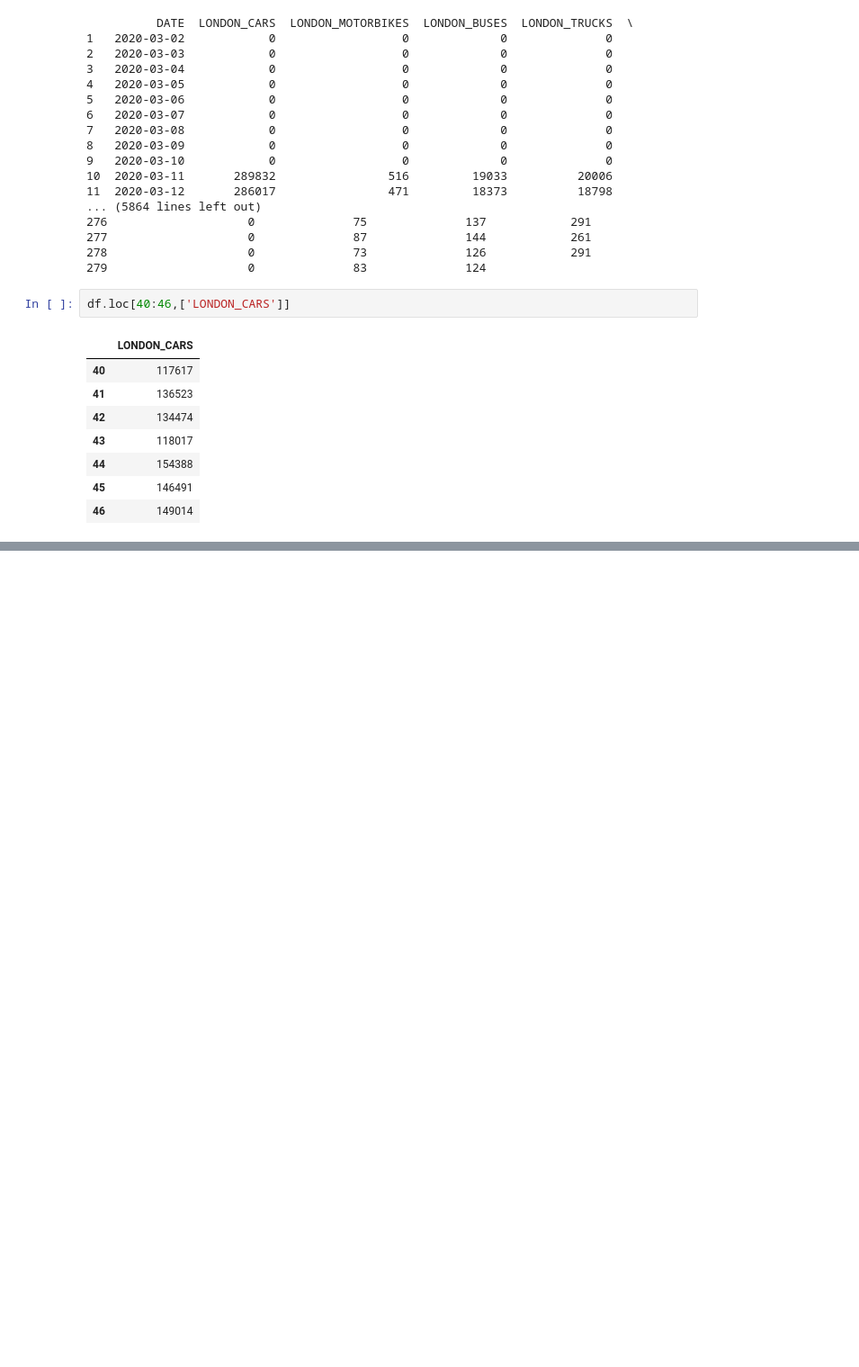
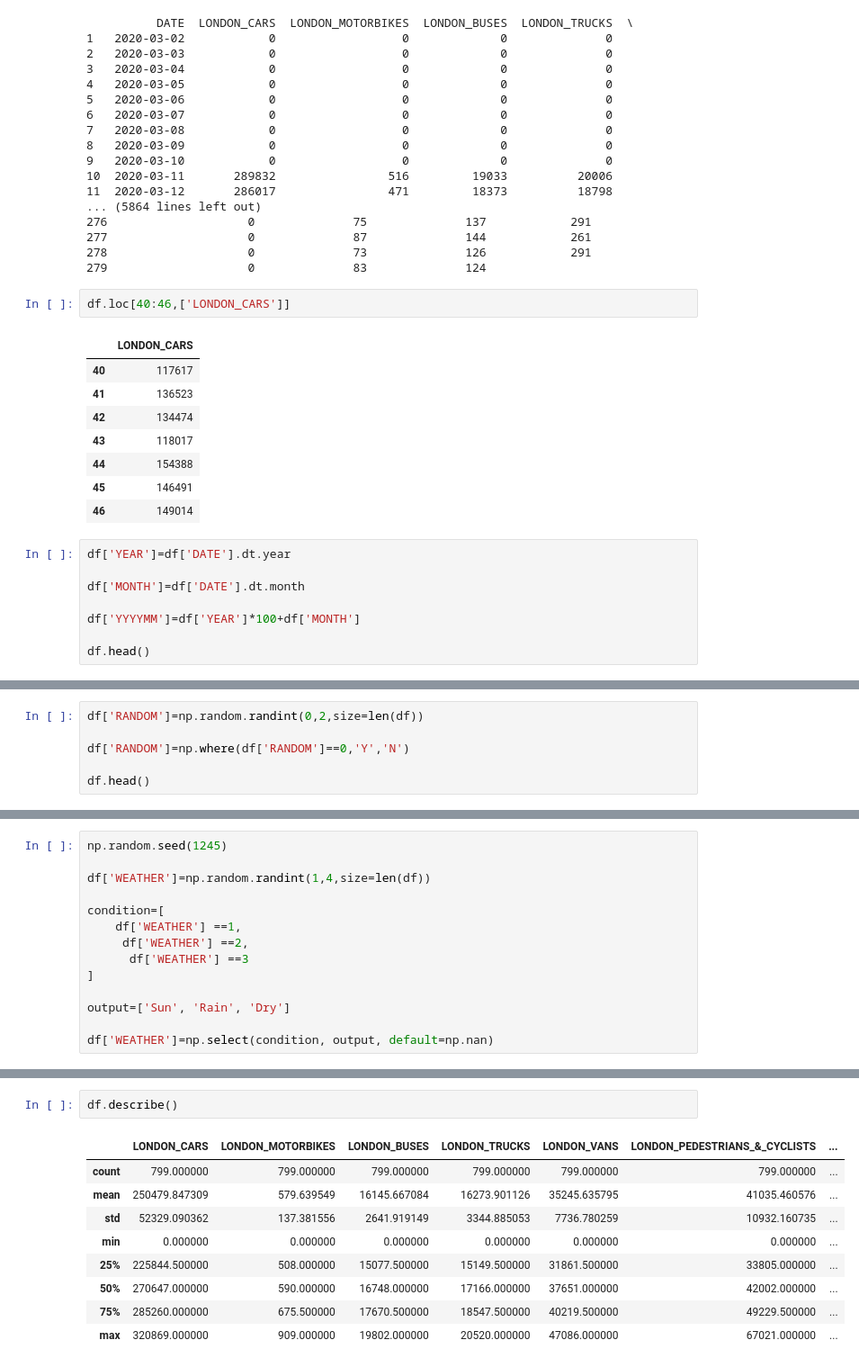
Before and after one commit to KHegarty92/Python_training_K, a Jupyter notebook: training.ipynb, the cells around one changed output, grey strips where cells are left out. Shown at 90% size. Saved outputs shown, nothing was run; the diff lists cells and outputs as text; blank space fills up the shorter version.

```diff
--- a/training.ipynb
+++ b/training.ipynb
@@ -133,3 +133,11 @@ df.loc[40:46,['LONDON_CARS']]
 | 44 | 154388 |
 | 45 | 146491 |
 | 46 | 149014 |
+# %%
+df['YEAR']=df['DATE'].dt.year
+
+df['MONTH']=df['DATE'].dt.month
+
+df['YYYYMM']=df['YEAR']*100+df['MONTH']
+
+df.head()
@@ -135,0 +151,6 @@ df.loc[40:46,['LONDON_CARS']]
+# %%
+df['RANDOM']=np.random.randint(0,2,size=len(df))
+
+df['RANDOM']=np.where(df['RANDOM']==0,'Y','N')
+
+df.head()
@@ -135,0 +164,14 @@ df.loc[40:46,['LONDON_CARS']]
+# %%
+np.random.seed(1245)
+
+df['WEATHER']=np.random.randint(1,4,size=len(df))
+
+condition=[
+    df['WEATHER'] ==1,
+     df['WEATHER'] ==2,
+      df['WEATHER'] ==3
+]
+
+output=['Sun', 'Rain', 'Dry']
+
+df['WEATHER']=np.select(condition, output, default=np.nan)
@@ -135,0 +213,12 @@ df.loc[40:46,['LONDON_CARS']]
+# %%
+df.describe()
+# %% [output]
+|  | LONDON_CARS | LONDON_MOTORBIKES | LONDON_BUSES | LONDON_TRUCKS | LONDON_VANS | LONDON_PEDESTRIANS_&_CYCLISTS | ... |
+| count | 799.000000 | 799.000000 | 799.000000 | 799.000000 | 799.000000 | 799.000000 | ... |
+| mean | 250479.847309 | 579.639549 | 16145.667084 | 16273.901126 | 35245.635795 | 41035.460576 | ... |
+| std | 52329.090362 | 137.381556 | 2641.919149 | 3344.885053 | 7736.780259 | 10932.160735 | ... |
+| min | 0.000000 | 0.000000 | 0.000000 | 0.000000 | 0.000000 | 0.000000 | ... |
+| 25% | 225844.500000 | 508.000000 | 15077.500000 | 15149.500000 | 31861.500000 | 33805.000000 | ... |
+| 50% | 270647.000000 | 590.000000 | 16748.000000 | 17166.000000 | 37651.000000 | 42002.000000 | ... |
+| 75% | 285260.000000 | 675.500000 | 17670.500000 | 18547.500000 | 40219.500000 | 49229.500000 | ... |
+| max | 320869.000000 | 909.000000 | 19802.000000 | 20520.000000 | 47086.000000 | 67021.000000 | ... |
```
Also changed, not shown: parts of 8 cells of this notebook.
